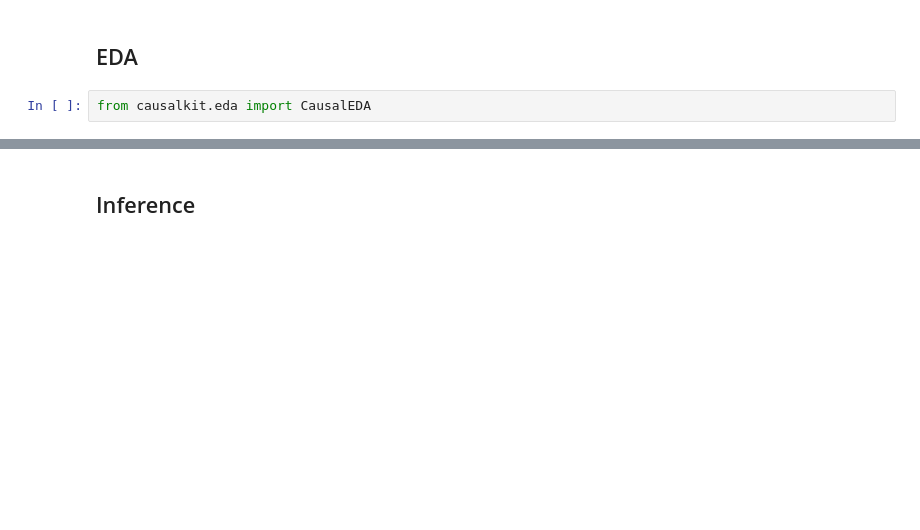
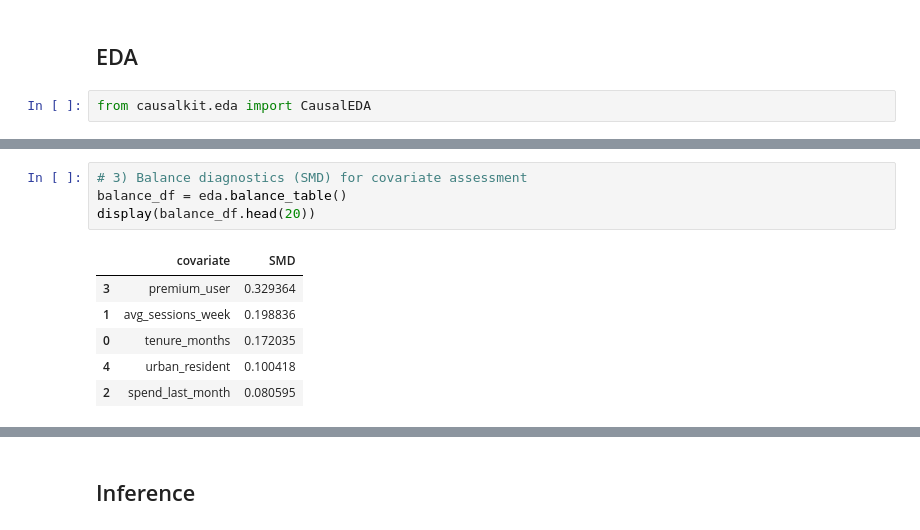
Before and after one commit to IoannMartynov/CausalKit, a Jupyter notebook: docs/examples/scenario_1.ipynb, the cells around one changed output, grey strips where cells are left out. Drawn from its saved outputs; the diff is of its cells as text; blank space fills up the shorter version.

```diff
--- a/docs/examples/scenario_1.ipynb
+++ b/docs/examples/scenario_1.ipynb
@@ -184,0 +150,11 @@ Weight diagnostics:
+# %%
+# 3) Balance diagnostics (SMD) for covariate assessment
+balance_df = eda.balance_table()
+display(balance_df.head(20))
+# %% [output]
+|  | covariate | SMD |
+| 3 | premium_user | 0.329364 |
+| 1 | avg_sessions_week | 0.198836 |
+| 0 | tenure_months | 0.172035 |
+| 4 | urban_resident | 0.100418 |
+| 2 | spend_last_month | 0.080595 |
```
Also changed, not shown: parts of 20 cells of this notebook, 15 other files.
